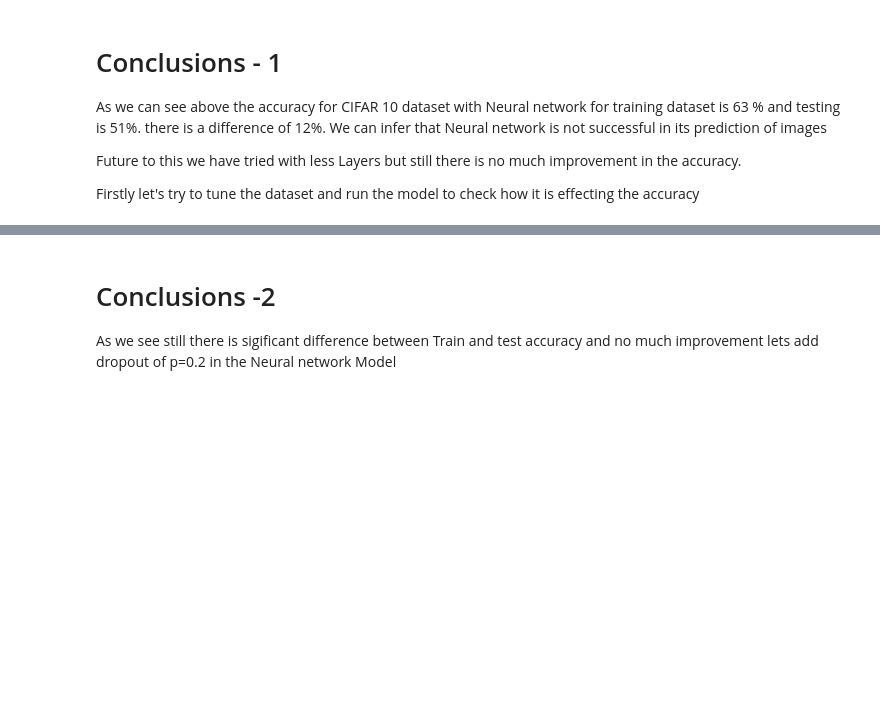
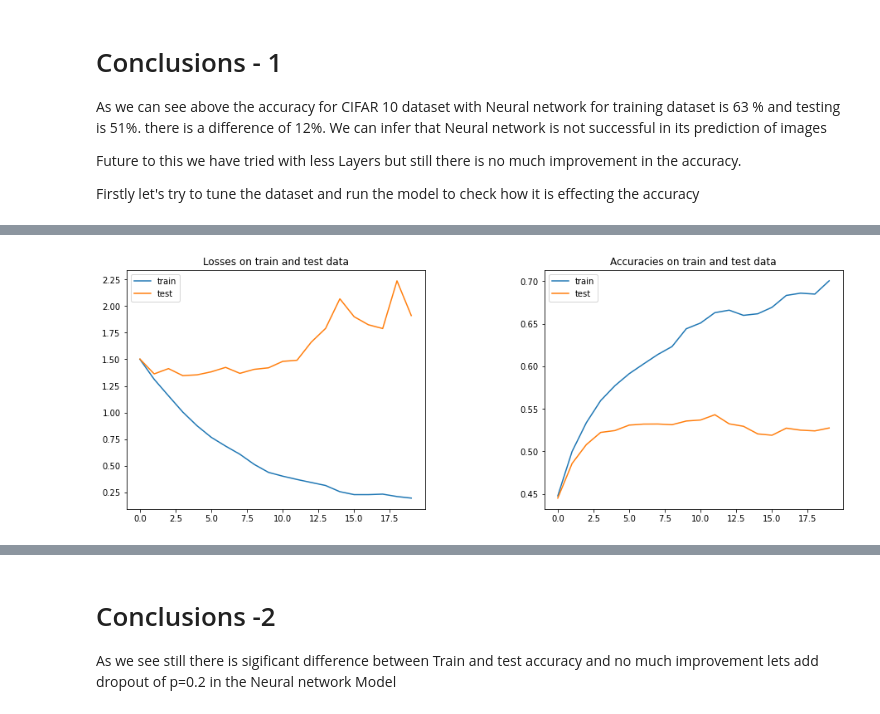
Before and after one commit to RachanaBhankur/IN3063-INM702-Mathematics-and-Programming-for-AI, a Jupyter notebook: Task4 (1).ipynb, the cells around one changed output, grey strips where cells are left out. Drawn from its saved outputs; the diff is of its cells as text; code cells hidden in the pictures; blank space fills up the shorter version.

```diff
--- a/Task4 (1).ipynb
+++ b/Task4 (1).ipynb
@@ -202,30 +289,36 @@ Firstly let's try to tune the dataset and run the model to check how it is effec
 
         trainset = torchvision.datasets.CIFAR10(root='./data', train=True,
                                                     download=True, transform=transform_train)
-        trainloader = torch.utils.data.DataLoader(trainset, batch_size=batch_size,
-                                                      shuffle=True, num_workers=2 , pin_memory=True)
+
 
         testset = torchvision.datasets.CIFAR10(root='./data', train=False,
                                                    download=True, transform=transform_train)
-        testloader = torch.utils.data.DataLoader(testset, batch_size=batch_size,
-                                                     shuffle=False, num_workers=2, pin_memory=True)
+
 
         return trainset, testset
 # %%
 
 
+batch_size = 64
+num_epochs = 20
+
 # Initialise Artifical Neural Network
 
-model = NN(inputsize = inputsize,Layer1 = 1024, Layer2 = 512 , numofclasses = numofclasses, activation_functions = activation_functions).to(device)
+model = NN().to(device)
 #Loss and optimiser
 loss_criteria = nn.CrossEntropyLoss()
 betas=(0.9,0.995)
 weight_decay=5e-4
+learning_rate = 1e-3
 optimizer = optim.Adam(model.parameters(), lr=learning_rate, betas=betas,weight_decay=weight_decay)
 #optimizer = optim.SGD(model.parameters(), lr=learning_rate, momentum =0.9)
 trainloader , testloader = reshapedataset()
 train_loader = DataLoader(trainloader , batch_size= batch_size, shuffle = False )
 test_loader = DataLoader(testloader , batch_size= batch_size, shuffle = False )
+train_loss = []
+train_accuracy = []
+test_loss = []
+test_accuracy = []
 for epoch in range(num_epochs):
     #check for each each batch loader from a tuple
     train_losses = []
@@ -250,8 +343,17 @@ for epoch in range(num_epochs):
 
         #adam
         optimizer.step()
-checkaccuracy(train_loader,model,"Train")
-checkaccuracy(test_loader,model,"Test")
+    trainloss,trainaccuracy = checklossaccuracy(train_loader,model,"Train")
+    train_loss.append(trainloss)
+    train_accuracy.append(trainaccuracy)
+    testloss,testaccuracy = checklossaccuracy(test_loader,model,"Test")
+    test_loss.append(testloss)
+    test_accuracy.append(testaccuracy)
+
+trainloss,trainaccuracy = checklossaccuracy(train_loader,model,"Train")
+testloss,testaccuracy = checklossaccuracy(test_loader,model,"Test")
+print("Train loss: {}, test loss:  {} ".format(float(trainloss),float(testloss)))
+print("Train accuracy: {}, test accuracy:  {} ".format(float(trainaccuracy),float(testaccuracy)))
 # %% [output]
 Files already downloaded and verified
 Files already downloaded and verified
@@ -259,0 +362,4 @@ Got0.5084999799728394 with accuracy 50.849999999999994 Test
+# %%
+showgraph(train_loss,test_loss,train_accuracy,test_accuracy)
+# %% [output]
+[figure, added]
```
Also changed, not shown: parts of 34 cells of this notebook.
